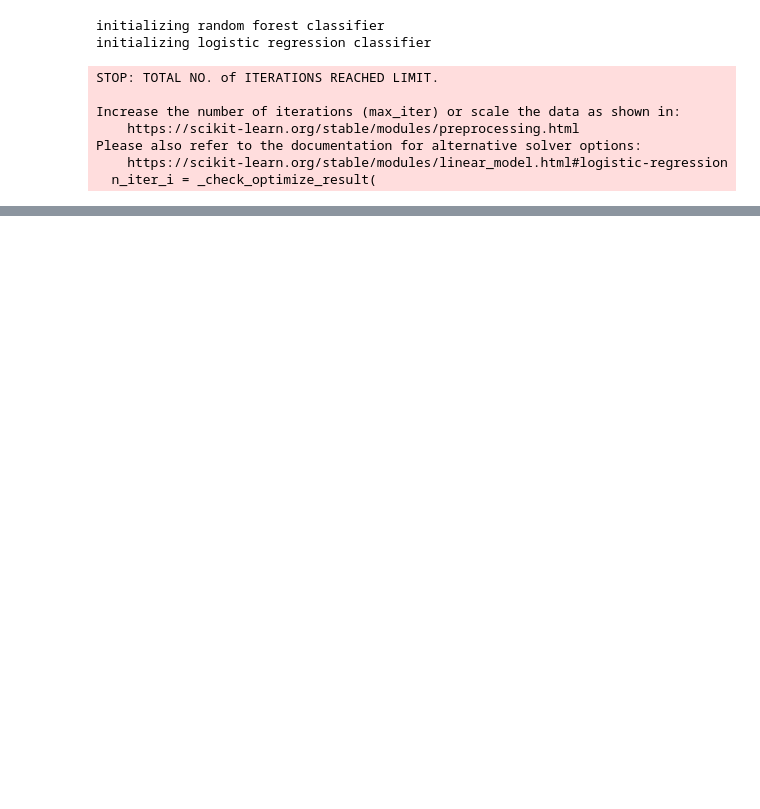
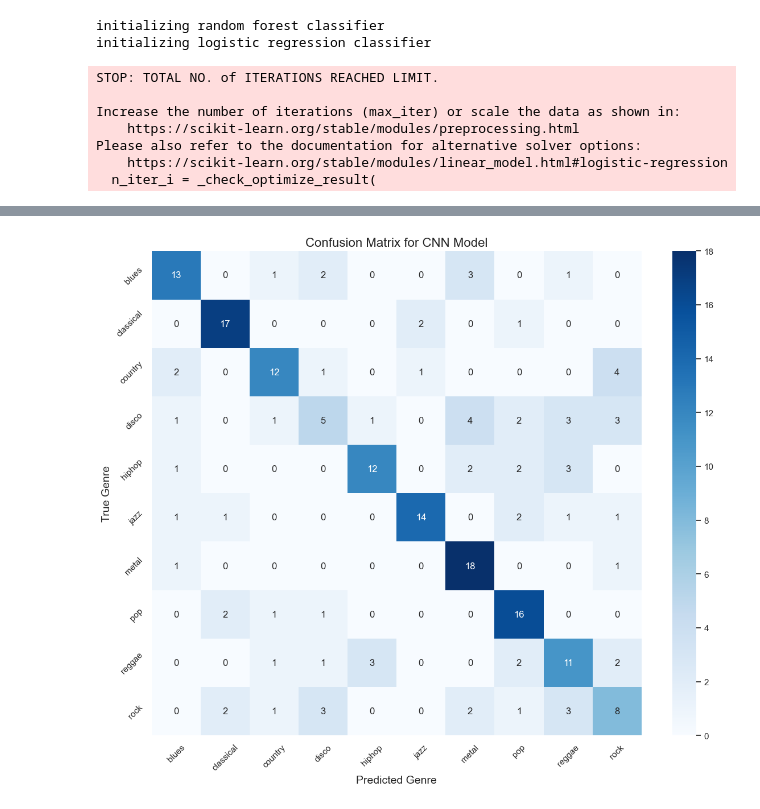
Before and after one commit to DMW9400/mir_finalProj, a Jupyter notebook: final_comparison.ipynb, the cells around one changed output, grey strips where cells are left out. Saved outputs shown, nothing was run; the diff lists cells and outputs as text; code cells hidden in the pictures; blank space fills up the shorter version.

```diff
--- a/final_comparison.ipynb
+++ b/final_comparison.ipynb
@@ -560,0 +560,30 @@ Passing `palette` without assigning `hue` is deprecated and will be removed in v
+# %%
+# Generate the confusion matrix
+cnn_cm = confusion_matrix(y_test_classes, y_pred_cnn_classes)
+
+# Get class labels
+labels = le.classes_
+
+# Create a DataFrame for the confusion matrix
+cnn_cm_df = pd.DataFrame(cnn_cm, index=labels, columns=labels)
+
+# Plot the confusion matrix
+plt.figure(figsize=(12, 10))
+sns.heatmap(cnn_cm_df, annot=True, fmt='d', cmap='Blues')
+
+# Set plot titles and labels
+plt.title('Confusion Matrix for CNN Model', fontsize=16)
+plt.ylabel('True Genre', fontsize=14)
+plt.xlabel('Predicted Genre', fontsize=14)
+
+# Rotate x and y-axis labels for better readability
+plt.xticks(rotation=45)
+plt.yticks(rotation=45)
+
+# Adjust layout to prevent label cutoff
+plt.tight_layout()
+
+# Display the plot
+plt.show()
+# %% [output]
+[figure, added]
```
Also changed, not shown: parts of 5 cells of this notebook, 6 other files.
